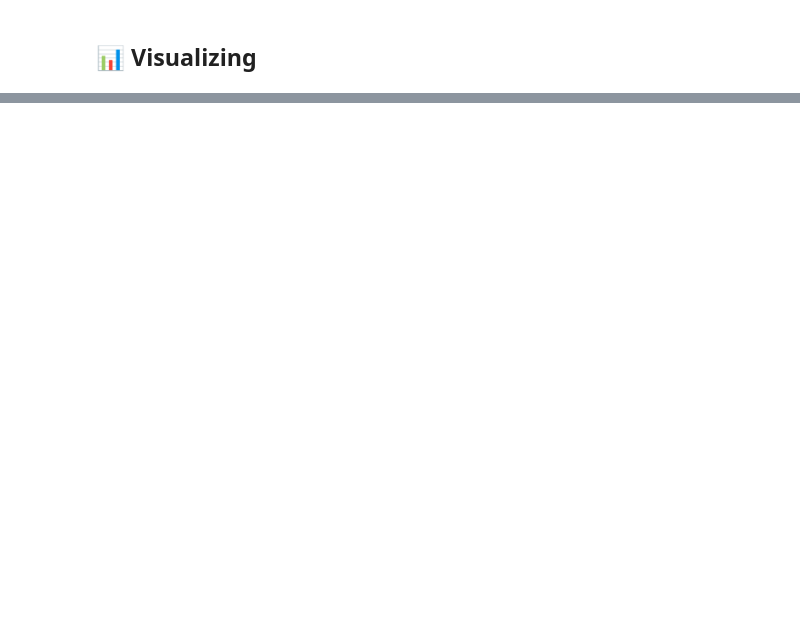
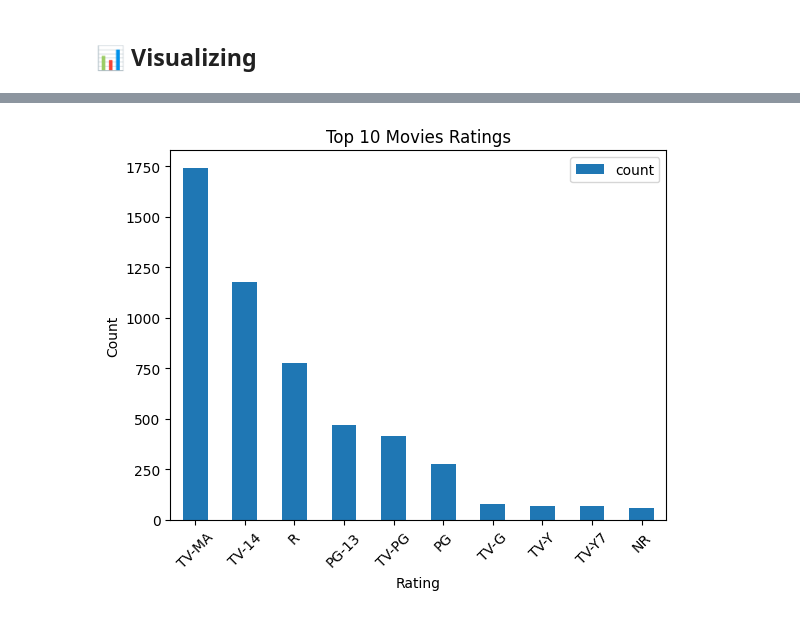
Before and after one commit to Gdyczko/Netflix-Movies-and-TV-Shows, a Jupyter notebook: Netflix_Movies_and_TV_Shows.ipynb, the cells around one changed output, grey strips where cells are left out. Drawn from its saved outputs; the diff is of its cells as text; code cells hidden in the pictures; blank space fills up the shorter version.

```diff
--- a/Netflix_Movies_and_TV_Shows.ipynb
+++ b/Netflix_Movies_and_TV_Shows.ipynb
@@ -594,0 +550,10 @@ Text(0, 0.5, 'Count')
+# %%
+# Visualization top 10 for Movies rating
+top_10_movies_rating.plot(x='rating', y='count', kind='bar')
+plt.title("Top 10 Movies Ratings")
+plt.xlabel("Rating")
+plt.ylabel("Count")
+plt.xticks(rotation=45)
+plt.show()
+# %% [output]
+[figure, added]
```
Also changed, not shown: parts of 52 cells of this notebook.
